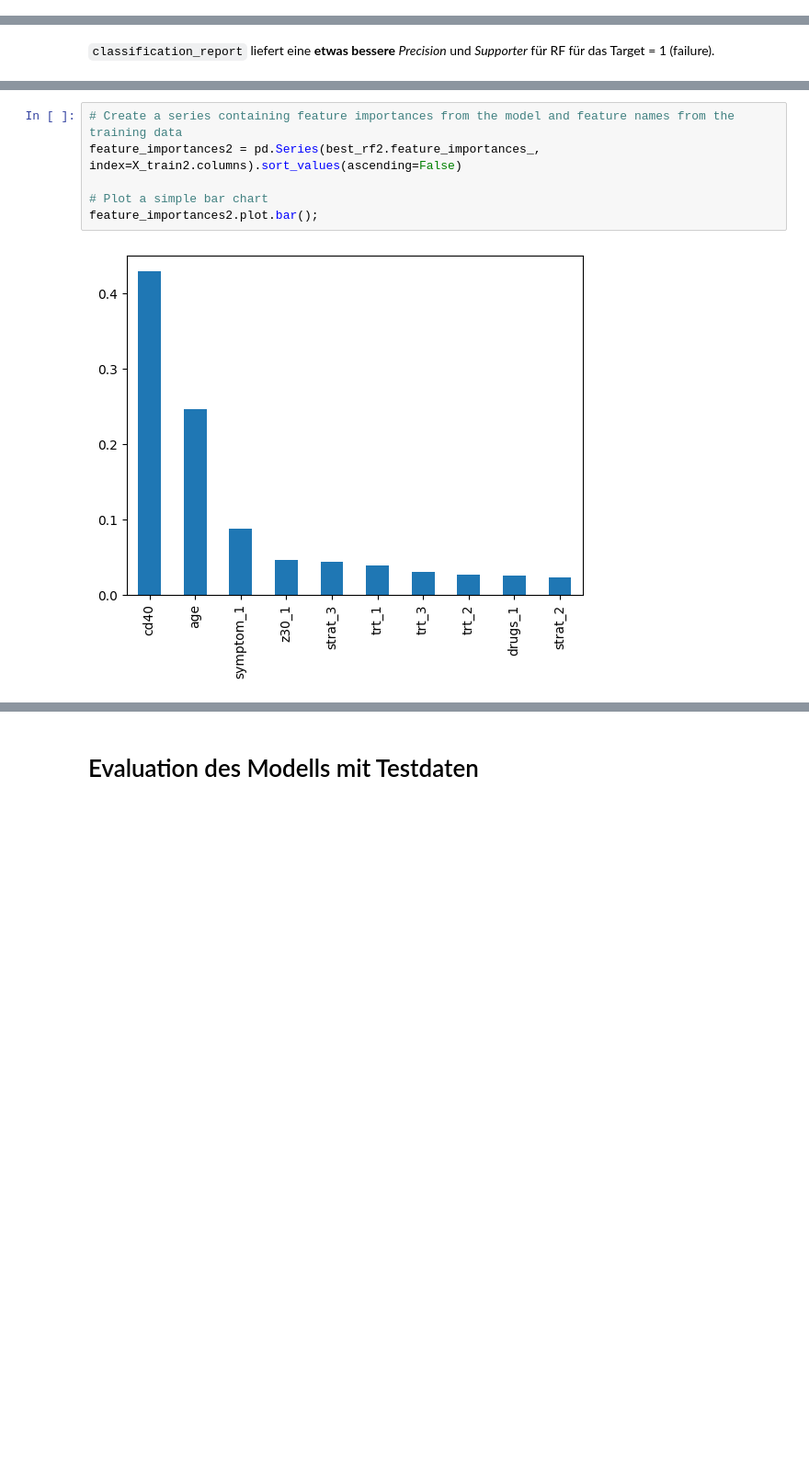
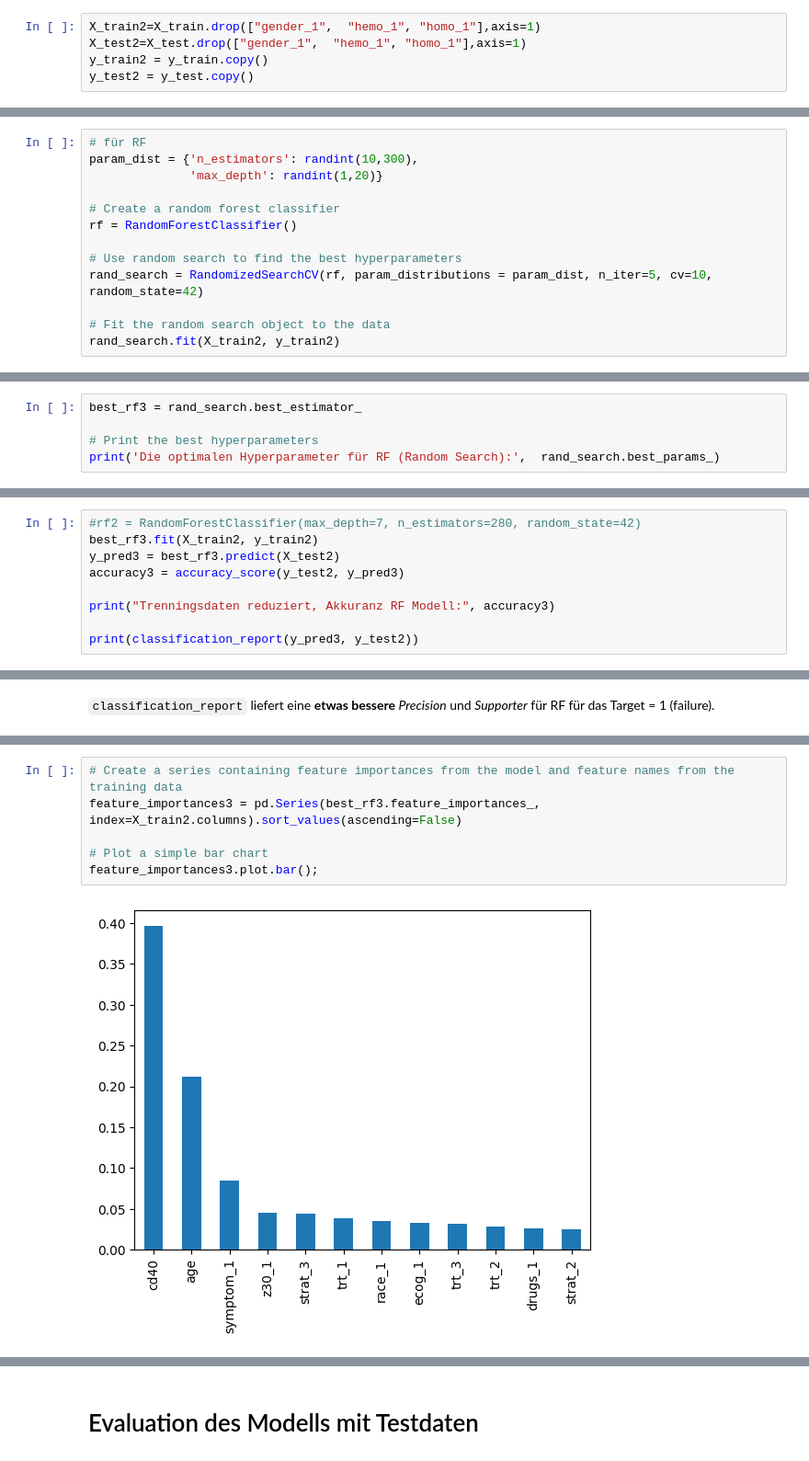
Before and after one commit to bogatyr-e/ml-prediction-aids, a Jupyter notebook: src/ml-survival-project.ipynb, the cells around one changed output, grey strips where cells are left out. Shown: that part at 92% size. Drawn from its saved outputs; the diff is of its cells as text; blank space fills up the shorter version.

Commit message:
Finales Modell

```diff
--- a/src/ml-survival-project.ipynb
+++ b/src/ml-survival-project.ipynb
@@ -552,0 +378,5 @@ weighted avg       0.87      0.74      0.79       343
+# %%
+X_train2=X_train.drop(["gender_1",  "hemo_1", "homo_1"],axis=1)
+X_test2=X_test.drop(["gender_1",  "hemo_1", "homo_1"],axis=1)
+y_train2 = y_train.copy()
+y_test2 = y_test.copy()
@@ -552,0 +387,13 @@ weighted avg       0.87      0.74      0.79       343
+# %%
+# für RF
+param_dist = {'n_estimators': randint(10,300),
+              'max_depth': randint(1,20)}
+
+# Create a random forest classifier
+rf = RandomForestClassifier()
+
+# Use random search to find the best hyperparameters
+rand_search = RandomizedSearchCV(rf, param_distributions = param_dist, n_iter=5, cv=10, random_state=42)
+
+# Fit the random search object to the data
+rand_search.fit(X_train2, y_train2)
@@ -552,0 +405,5 @@ weighted avg       0.87      0.74      0.79       343
+# %%
+best_rf3 = rand_search.best_estimator_
+
+# Print the best hyperparameters
+print('Die optimalen Hyperparameter für RF (Random Search):',  rand_search.best_params_)
@@ -552,0 +412,9 @@ weighted avg       0.87      0.74      0.79       343
+# %%
+#rf2 = RandomForestClassifier(max_depth=7, n_estimators=280, random_state=42)
+best_rf3.fit(X_train2, y_train2)
+y_pred3 = best_rf3.predict(X_test2)
+accuracy3 = accuracy_score(y_test2, y_pred3)
+
+print("Trenningsdaten reduziert, Akkuranz RF Modell:", accuracy3)
+
+print(classification_report(y_pred3, y_test2))
@@ -576,8 +455,8 @@ ConfusionMatrixDisplay(cm3).plot();
 # %%
 # Create a series containing feature importances from the model and feature names from the training data
-feature_importances2 = pd.Series(best_rf2.feature_importances_, index=X_train2.columns).sort_values(ascending=False)
+feature_importances3 = pd.Series(best_rf3.feature_importances_, index=X_train2.columns).sort_values(ascending=False)
 
 # Plot a simple bar chart
-feature_importances2.plot.bar();
+feature_importances3.plot.bar();
 # %% [output]
-[figure, old version]
+[figure, new version]
```
Also changed, not shown: parts of 82 cells of this notebook.
